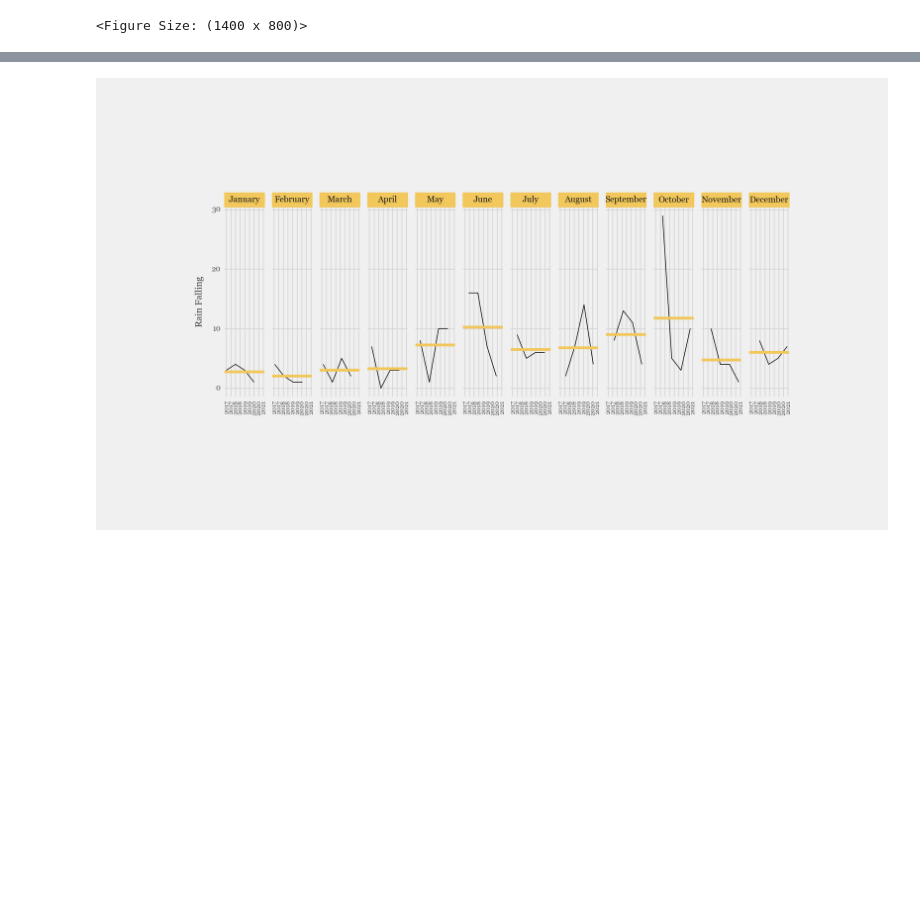
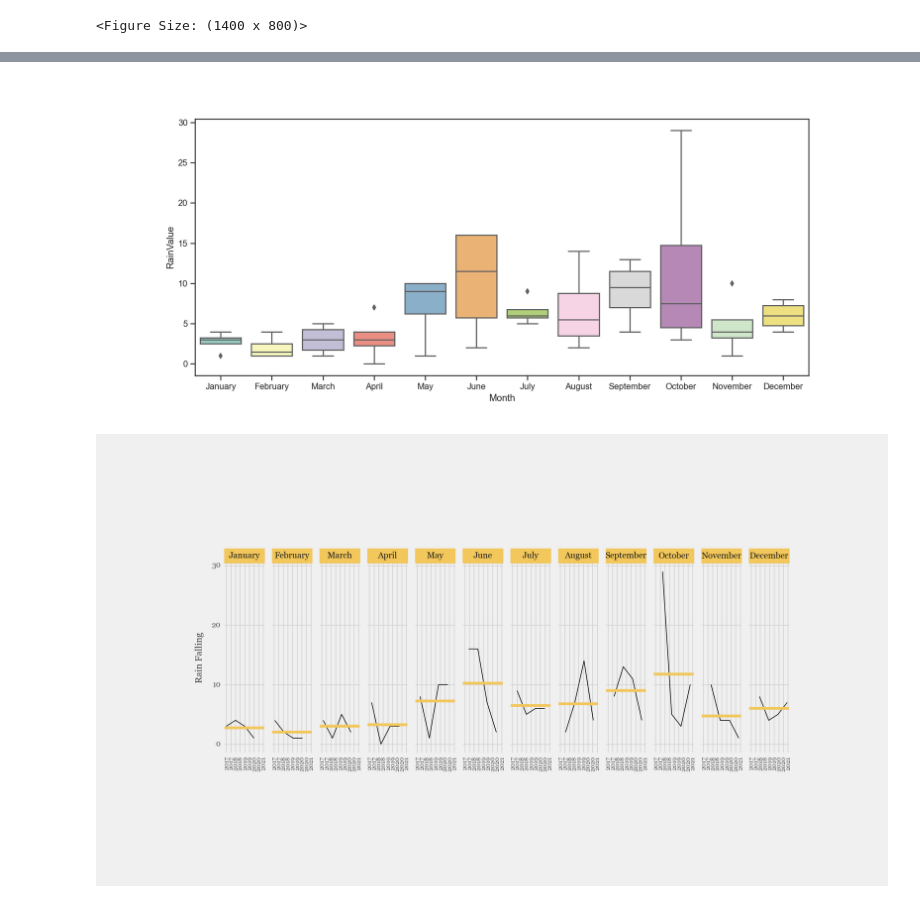
Before and after one commit to cchuang2009/2022-1, a Jupyter notebook: Python_IM/2023-2/Week_14_TaoYuan_Rainfall.ipynb, the cells around one changed output, grey strips where cells are left out. Drawn from its saved outputs; the diff is of its cells as text; code cells hidden in the pictures; blank space fills up the shorter version.

```diff
--- a/Python_IM/2023-2/Week_14_TaoYuan_Rainfall-Copy1.ipynb
+++ b/Python_IM/2023-2/Week_14_TaoYuan_Rainfall.ipynb
@@ -48,11 +51,3 @@ Data columns (total 9 columns):
  8   Datetime    49044 non-null  datetime64[ns]
 dtypes: datetime64[ns](1), float64(3), int64(4), object(1)
 memory usage: 3.4+ MB
-# %%
-# reading the data set
-data = pd.read_csv(file, parse_dates=['Datetime'], index_col='Datetime')
-
-series = data['EKPC_MW']
-series.name = 'Demand'
-
-series_df = series.reset_index()
@@ -91,3 +54,6 @@ series_df['Monthname'] = pd.Categorical(series_df['Monthname'],
+# %%
+data['RainValue'].fillna(0,inplace=True)
+data['RainValue']=data['RainValue'].astype(int)
 # %%
 data.info()
 # %%
@@ -170,3 +165,8 @@ monthly_distr_plot
+# %%
+plt.figure(figsize=(14,6))
+sns.boxplot(x="Month",y="RainValue",data=series_df[-48:],palette="Set3");
+# %% [output]
+[figure, added]
 # %%
 # SEASONAL SUB-SERIES PLOT
 stat_by_group = series_df[-48:].groupby('Month')['RainValue'].mean()
```
Also changed, not shown: parts of 15 cells of this notebook.
